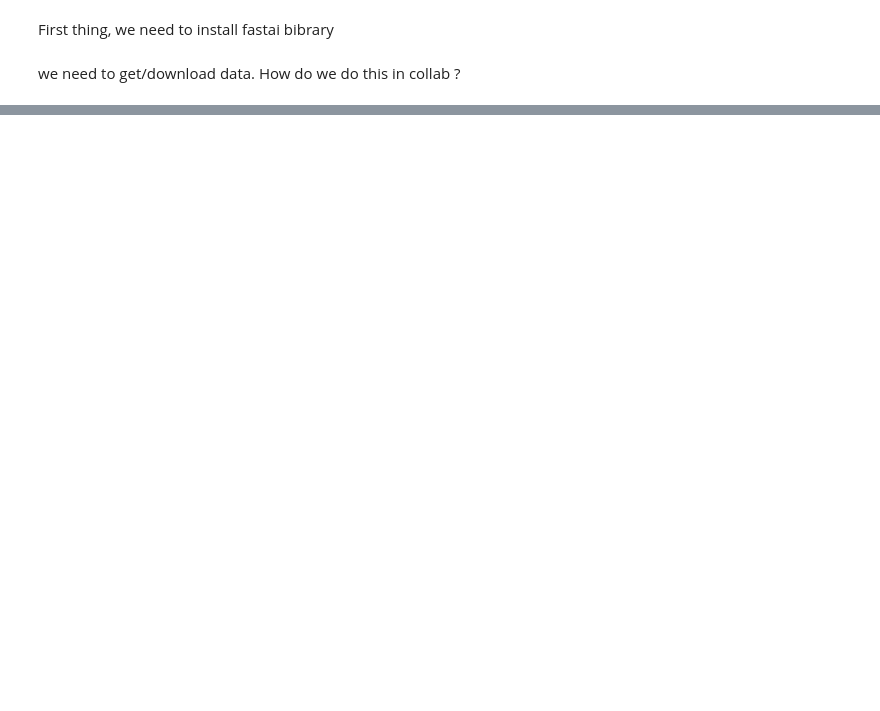
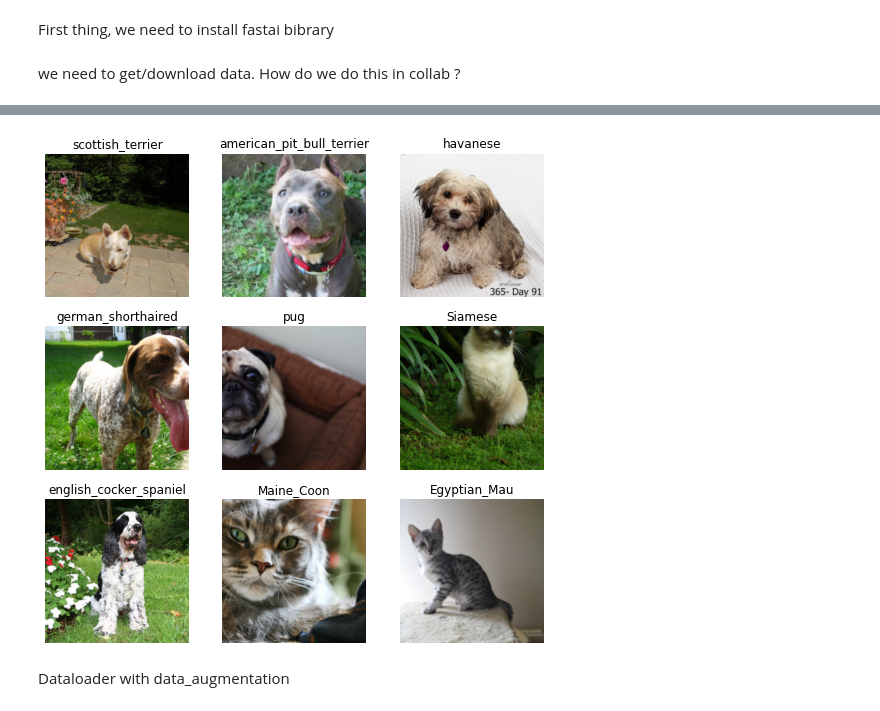
Before and after one commit to vineet-codes/ai-notebooks, a Jupyter notebook: fastai_vision_01.ipynb, the cells around one changed output, grey strips where cells are left out. Drawn from its saved outputs; the diff is of its cells as text; code cells hidden in the pictures; blank space fills up the shorter version.

```diff
--- a/fastai_vision_01.ipynb
+++ b/fastai_vision_01.ipynb
@@ -19,0 +70,10 @@ Path('/root/.fastai/data/oxford-iiit-pet')
+# %%
+pat = r'^(.*)_\d+.jpg'
+# %%
+dls = ImageDataLoaders.from_name_re(path, files, pat, item_tfms=Resize(224))
+# %%
+dls.show_batch()
+# %% [output]
+[figure, added]
+# %% [markdown]
+Dataloader with data_augmentation
```
Also changed, not shown: parts of 24 cells of this notebook.
